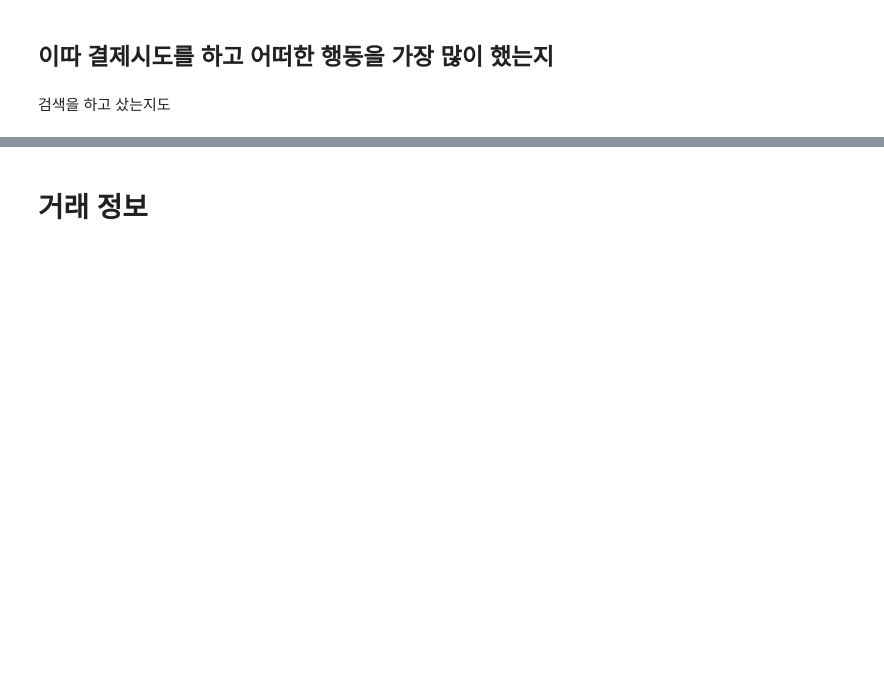
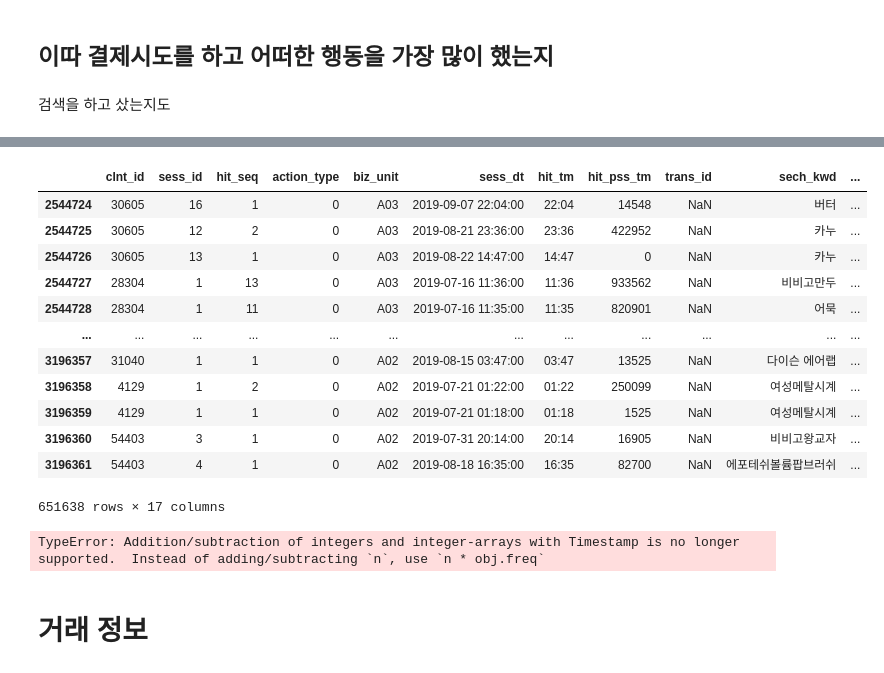
Before and after one commit to Gyeol0/Personalized-Content-Recommendation, a Jupyter notebook: L.Point.ipynb, the cells around one changed output, grey strips where cells are left out. Drawn from its saved outputs; the diff is of its cells as text; code cells hidden in the pictures; blank space fills up the shorter version.

```diff
--- a/L.Point.ipynb
+++ b/L.Point.ipynb
@@ -228,11 +217,12 @@ month                    0
 dtype: int64
 # %%
 online_data['sess_dt'] = online_data['sess_dt'].astype('str')
-online_data['sess_dt'] = online_data['sess_dt'].apply(lambda x: datetime.datetime.strptime(x, '%Y%m%d'))
+online_data['sess_dt'] = online_data['sess_dt'] + online_data['hit_tm']
+online_data['sess_dt'] = online_data['sess_dt'].apply(lambda x: datetime.datetime.strptime(x, '%Y%m%d%H:%M'))
 # %%
 online_data['month'] = online_data['sess_dt'].apply(lambda x: x.month)
 # %%
-online_data['hour'] = online_data['hit_tm'].apply(lambda x: int(x[:2]))
+online_data['hour'] = online_data['sess_dt'].apply(lambda x: x.hour)
 # %%
 online_data['count'] = 1
 # %%
@@ -517,3 +529,33 @@ sess_zip = list(zip(online_sess_hit_sort['clnt_id'], online_sess_hit_sort['sess_
+# %%
+online_data[online_data['action_type'] == 0]
+# %% [output]
+|  | clnt_id | sess_id | hit_seq | action_type | biz_unit | sess_dt | hit_tm | hit_pss_tm | trans_id | sech_kwd | ... |
+| 2544724 | 30605 | 16 | 1 | 0 | A03 | 2019-09-07 22:04:00 | 22:04 | 14548 | NaN | 버터 | ... |
+| 2544725 | 30605 | 12 | 2 | 0 | A03 | 2019-08-21 23:36:00 | 23:36 | 422952 | NaN | 카누 | ... |
+| 2544726 | 30605 | 13 | 1 | 0 | A03 | 2019-08-22 14:47:00 | 14:47 | 0 | NaN | 카누 | ... |
+| 2544727 | 28304 | 1 | 13 | 0 | A03 | 2019-07-16 11:36:00 | 11:36 | 933562 | NaN | 비비고만두 | ... |
+| 2544728 | 28304 | 1 | 11 | 0 | A03 | 2019-07-16 11:35:00 | 11:35 | 820901 | NaN | 어묵 | ... |
+| ... | ... | ... | ... | ... | ... | ... | ... | ... | ... | ... | ... |
+| 3196357 | 31040 | 1 | 1 | 0 | A02 | 2019-08-15 03:47:00 | 03:47 | 13525 | NaN | 다이슨 에어랩 | ... |
+| 3196358 | 4129 | 1 | 2 | 0 | A02 | 2019-07-21 01:22:00 | 01:22 | 250099 | NaN | 여성메탈시계 | ... |
+| 3196359 | 4129 | 1 | 1 | 0 | A02 | 2019-07-21 01:18:00 | 01:18 | 1525 | NaN | 여성메탈시계 | ... |
+| 3196360 | 54403 | 3 | 1 | 0 | A02 | 2019-07-31 20:14:00 | 20:14 | 16905 | NaN | 비비고왕교자 | ... |
+| 3196361 | 54403 | 4 | 1 | 0 | A02 | 2019-08-18 16:35:00 | 16:35 | 82700 | NaN | 에포테쉬볼륨팝브러쉬 | ... |
+651638 rows × 17 columns
+# %%
+time_to_buy = []
+clnt = 0
+sess = 0
+t = False
+first = False
+for i in sess_zip:
+    if clnt != i[0]:
+        clnt = i[0]
+        sess = i[1]
+        continue
+    elif sess != i[1]:
+# %% [output]
+TypeError: Addition/subtraction of integers and integer-arrays with Timestamp is no longer supported.  Instead of adding/subtracting `n`, use `n * obj.freq`
 # %% [markdown]
 # 거래 정보
 # %% [markdown]
```
Also changed, not shown: parts of 9 cells of this notebook.
